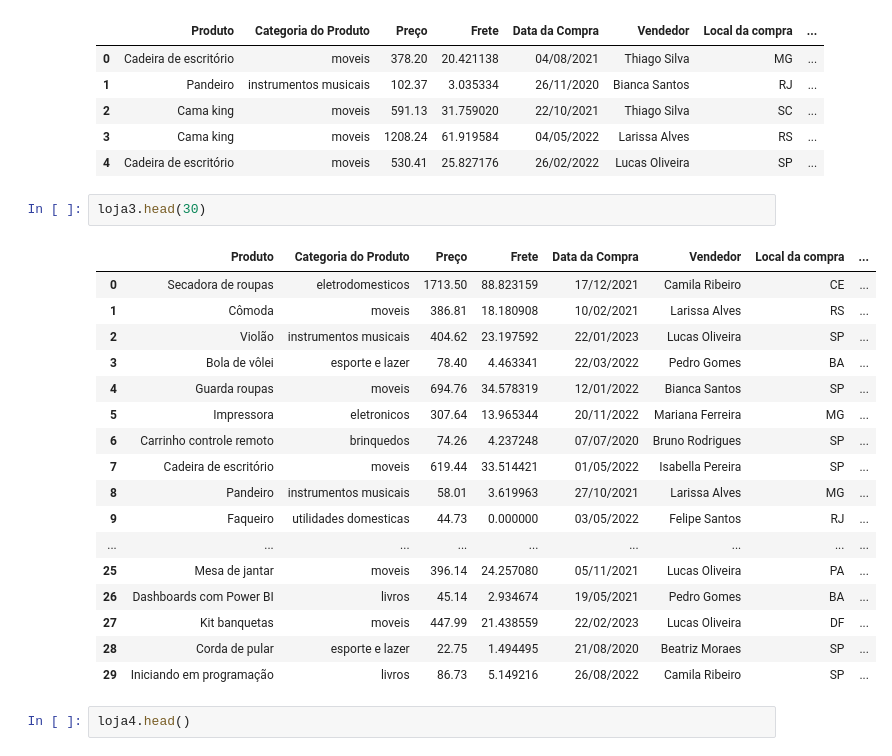
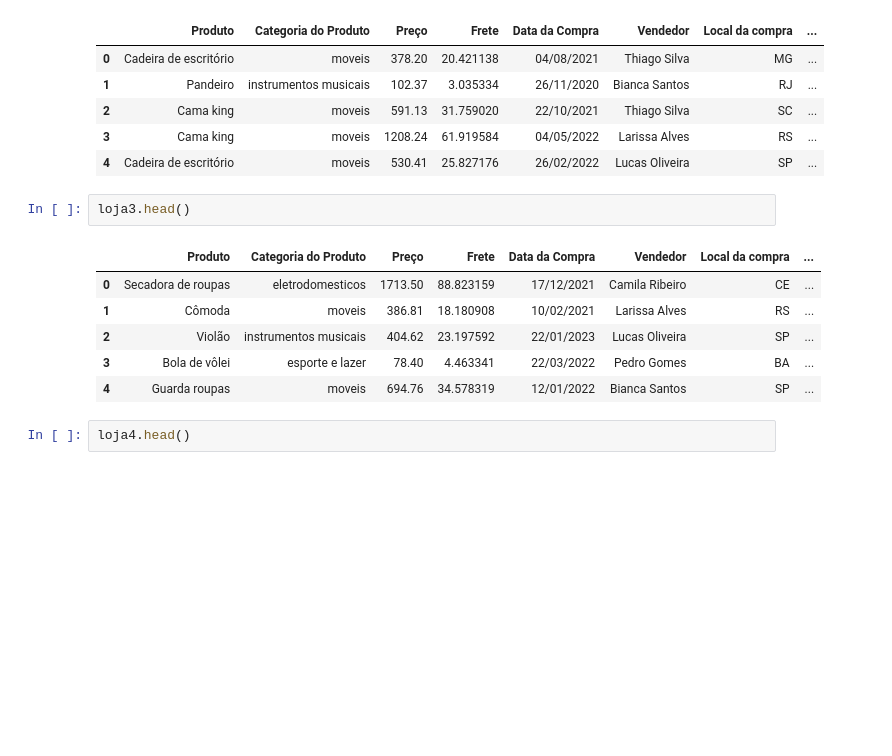
Before and after one commit to Fawller97/AnaliseFinal, a Jupyter notebook: AluraStoreBrasil.ipynb, the cells around one changed output. Saved outputs shown, nothing was run; the diff lists cells and outputs as text; blank space fills up the shorter version.

```diff
--- a/AluraStoreBrasil.ipynb
+++ b/AluraStoreBrasil.ipynb
@@ -33,25 +33,14 @@ loja2.head()
 | 3 | Cama king | moveis | 1208.24 | 61.919584 | 04/05/2022 | Larissa Alves | RS | ... |
 | 4 | Cadeira de escritório | moveis | 530.41 | 25.827176 | 26/02/2022 | Lucas Oliveira | SP | ... |
 # %%
-loja3.head(30)
+loja3.head()
 # %% [output]
 |  | Produto | Categoria do Produto | Preço | Frete | Data da Compra | Vendedor | Local da compra | ... |
 | 0 | Secadora de roupas | eletrodomesticos | 1713.50 | 88.823159 | 17/12/2021 | Camila Ribeiro | CE | ... |
 | 1 | Cômoda | moveis | 386.81 | 18.180908 | 10/02/2021 | Larissa Alves | RS | ... |
 | 2 | Violão | instrumentos musicais | 404.62 | 23.197592 | 22/01/2023 | Lucas Oliveira | SP | ... |
 | 3 | Bola de vôlei | esporte e lazer | 78.40 | 4.463341 | 22/03/2022 | Pedro Gomes | BA | ... |
 | 4 | Guarda roupas | moveis | 694.76 | 34.578319 | 12/01/2022 | Bianca Santos | SP | ... |
-| 5 | Impressora | eletronicos | 307.64 | 13.965344 | 20/11/2022 | Mariana Ferreira | MG | ... |
-| 6 | Carrinho controle remoto | brinquedos | 74.26 | 4.237248 | 07/07/2020 | Bruno Rodrigues | SP | ... |
-| 7 | Cadeira de escritório | moveis | 619.44 | 33.514421 | 01/05/2022 | Isabella Pereira | SP | ... |
-| 8 | Pandeiro | instrumentos musicais | 58.01 | 3.619963 | 27/10/2021 | Larissa Alves | MG | ... |
-| 9 | Faqueiro | utilidades domesticas | 44.73 | 0.000000 | 03/05/2022 | Felipe Santos | RJ | ... |
-| ... | ... | ... | ... | ... | ... | ... | ... | ... |
-| 25 | Mesa de jantar | moveis | 396.14 | 24.257080 | 05/11/2021 | Lucas Oliveira | PA | ... |
-| 26 | Dashboards com Power BI | livros | 45.14 | 2.934674 | 19/05/2021 | Pedro Gomes | BA | ... |
-| 27 | Kit banquetas | moveis | 447.99 | 21.438559 | 22/02/2023 | Lucas Oliveira | DF | ... |
-| 28 | Corda de pular | esporte e lazer | 22.75 | 1.494495 | 21/08/2020 | Beatriz Moraes | SP | ... |
-| 29 | Iniciando em programação | livros | 86.73 | 5.149216 | 26/08/2022 | Camila Ribeiro | SP | ... |
 # %%
 loja4.head()
 # %% [output]
```
Also changed, not shown: parts of 7 cells of this notebook.
